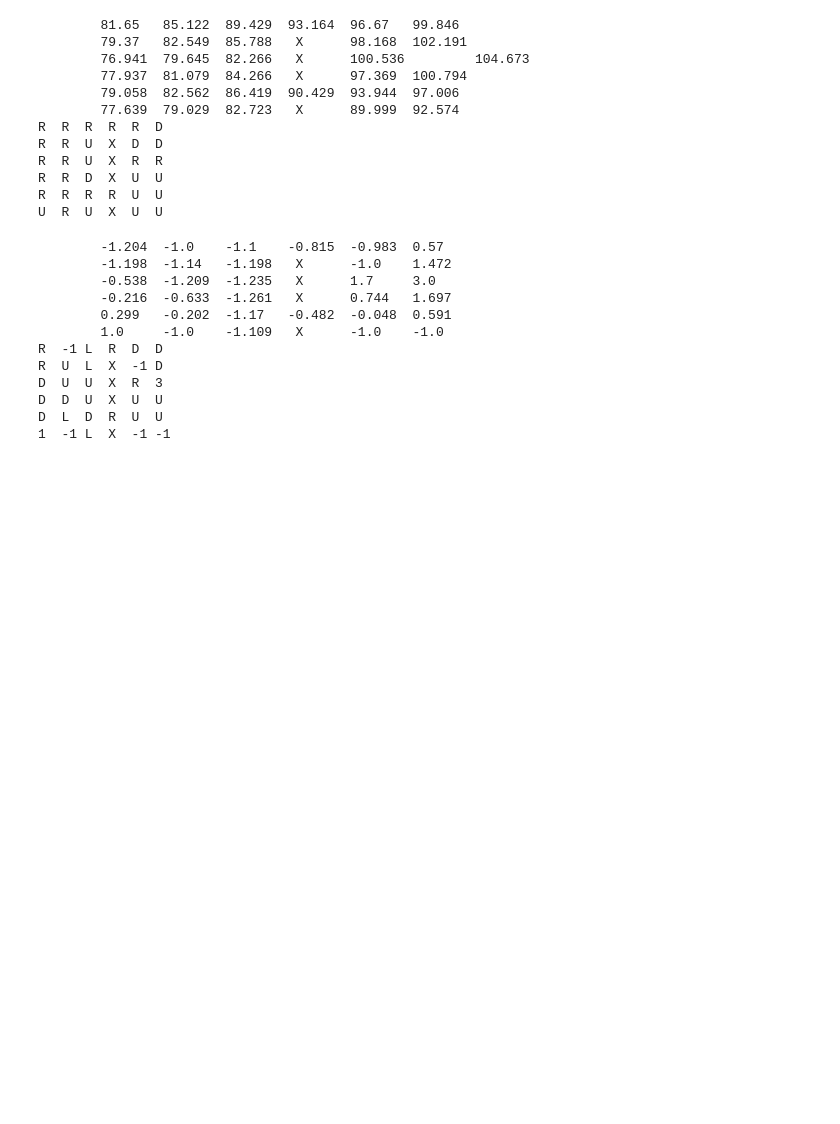
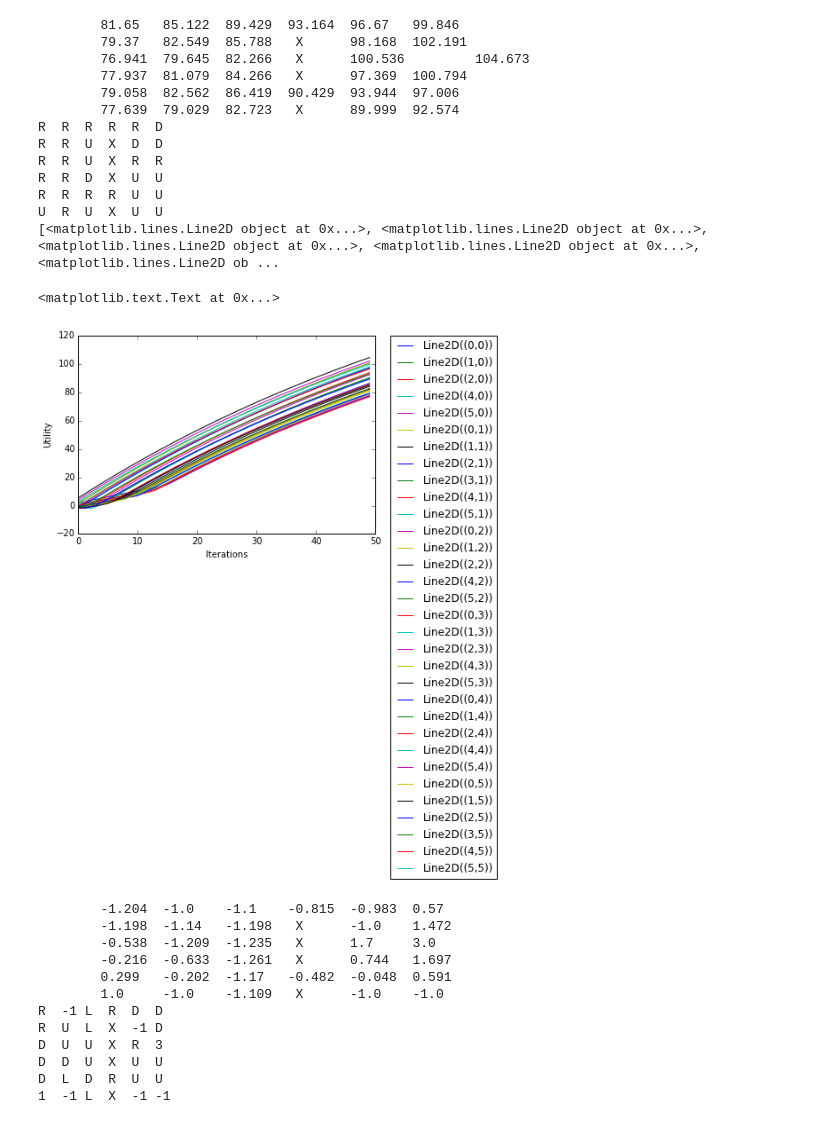
Before and after one commit to higa2/CS440_MP4, a Jupyter notebook: Grid_World.ipynb, the cells around one changed output. Cells and saved outputs as stored; diff of their text form; code cells hidden in the pictures; blank space fills up the shorter version.

Commit message:
Grid World Finished

```diff
--- a/Grid_World.ipynb
+++ b/Grid_World.ipynb
@@ -115,6 +115,7 @@ class grid:
             print
 
     def valueIteration(self, gamma, empty, numIterations = 50, terminal = True):
+        valTracker = [[] for k in range(self.size)]
         for i in range(numIterations):
             for j in range(self.size):
                 expectedUtility = []
@@ -160,6 +161,10 @@ class grid:
 
                     self.grid[j].policy = expectedUtility.index(max(expectedUtility))
                     self.grid[j].utility = self.grid[j].reward+gamma*max(expectedUtility)
+
+                    valTracker[j].append(self.grid[j].utility)
+
+        return valTracker
 
     def f(self, Q, N):
         Ne = 5
@@ -275,29 +280,44 @@ class grid:
 # %%
 empty = -0.4
 newgrid = grid(6,6)
 newgrid.setGridRewards([1,-1, empty, None, -1, -1,
                     empty, empty, empty, empty, empty, empty,
                     empty, empty, empty, None, empty, empty,
                     empty, empty, empty, None, empty, 3,
                     empty, empty, empty, None, -1, empty,
                     empty, -1, empty, empty, empty, empty,
                    ])
-newgrid.valueIteration(0.99, -0.4, terminal = False)
+values = newgrid.valueIteration(0.99, -0.4, terminal = False)
 newgrid.printGridUtility()
 newgrid.printGridPolicy()
+
+lines = []
+labels = []
+for i in range(36):
+    if values[i]:
+        newlabel = '(' + str(i%6) + ',' + str(i/6) + ')'
+        line, = plt.plot(range(50), values[i], label = newlabel)
+        lines.append(line)
+print lines, labels
+plt.legend(lines, bbox_to_anchor=(1.05, 1), loc = 2,  borderaxespad=0.)
+plt.xlabel("Iterations")
+plt.ylabel("Utility")
 # %% [output]
         81.65   85.122  89.429  93.164  96.67   99.846
         79.37   82.549  85.788   X      98.168  102.191
         76.941  79.645  82.266   X      100.536         104.673
         77.937  81.079  84.266   X      97.369  100.794
         79.058  82.562  86.419  90.429  93.944  97.006
         77.639  79.029  82.723   X      89.999  92.574
 R  R  R  R  R  D
 R  R  U  X  D  D
 R  R  U  X  R  R
 R  R  D  X  U  U
 R  R  R  R  U  U
 U  R  U  X  U  U
+[<matplotlib.lines.Line2D object at 0x...>, <matplotlib.lines.Line2D object at 0x...>, <matplotlib.lines.Line2D object at 0x...>, <matplotlib.lines.Line2D object at 0x...>, <matplotlib.lines.Line2D ob ...
+<matplotlib.text.Text at 0x...>
+[figure, added]
 # %%
 empty = -0.4
 newgrid = grid(6,6)
```
Also changed, not shown: parts of 2 cells of this notebook.
